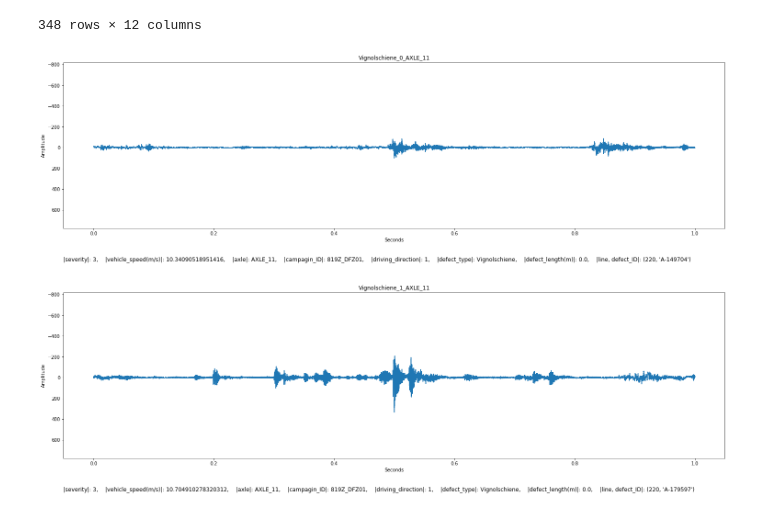
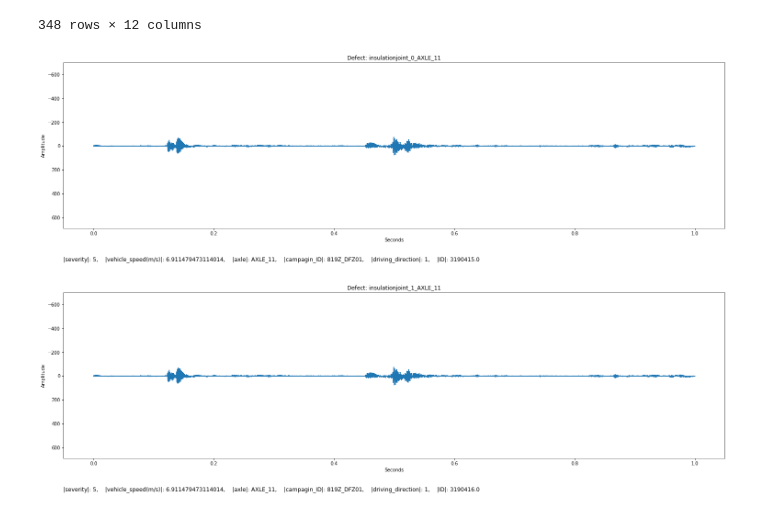
Before and after one commit to Aiyualive/SemesterProject2.0, a Jupyter notebook: SBBProject.ipynb, the cells around one changed output. Cells and saved outputs as stored; diff of their text form; code cells hidden in the pictures.

```diff
--- a/SBBProject.ipynb
+++ b/SBBProject.ipynb
@@ -136,7 +136,7 @@ s_features.defects
 import numpy as np
 import matplotlib.pyplot as plt
 
-def plot_entity(df, threshold=None, savepath='./AiyuDocs/imgs/'):
+def plot_entity(df, threshold=None, entity= "", savepath='./AiyuDocs/imgs/'):
     """
     Plots each entity and saves them to a figure
     params:
@@ -164,7 +164,11 @@ def plot_entity(df, threshold=None, savepath='./AiyuDocs/imgs/'):
 
         ax1 = fig.add_axes((0.1, 0.2, 1, 1))
         ax1.plot(x, y, zorder = 1)
-        ax1.set_title(i)
+        if entity == 'defect':
+            ax1.set_title("Defect: " + i)
+        else:
+            ax1.set_title(i)
+
         ax1.set_xlabel("Seconds")
         ax1.set_ylabel("Amplitude")
         ax1.set_ylim(ybot,ytop)
@@ -176,7 +180,7 @@ def plot_entity(df, threshold=None, savepath='./AiyuDocs/imgs/'):
         #fig.savefig(savepath + i,  bbox_inches='tight')
         plt.show()
 # %%
-plot_entity(s_features.defects)
+plot_entity(s_features.ins_joints, entity= 'defect')
 # %% [output]
-[figure, old version]
+[figure, new version]
-[figure, old version]
+[figure, new version]
```
Also changed, not shown: parts of 2 cells of this notebook, 8 other files.
